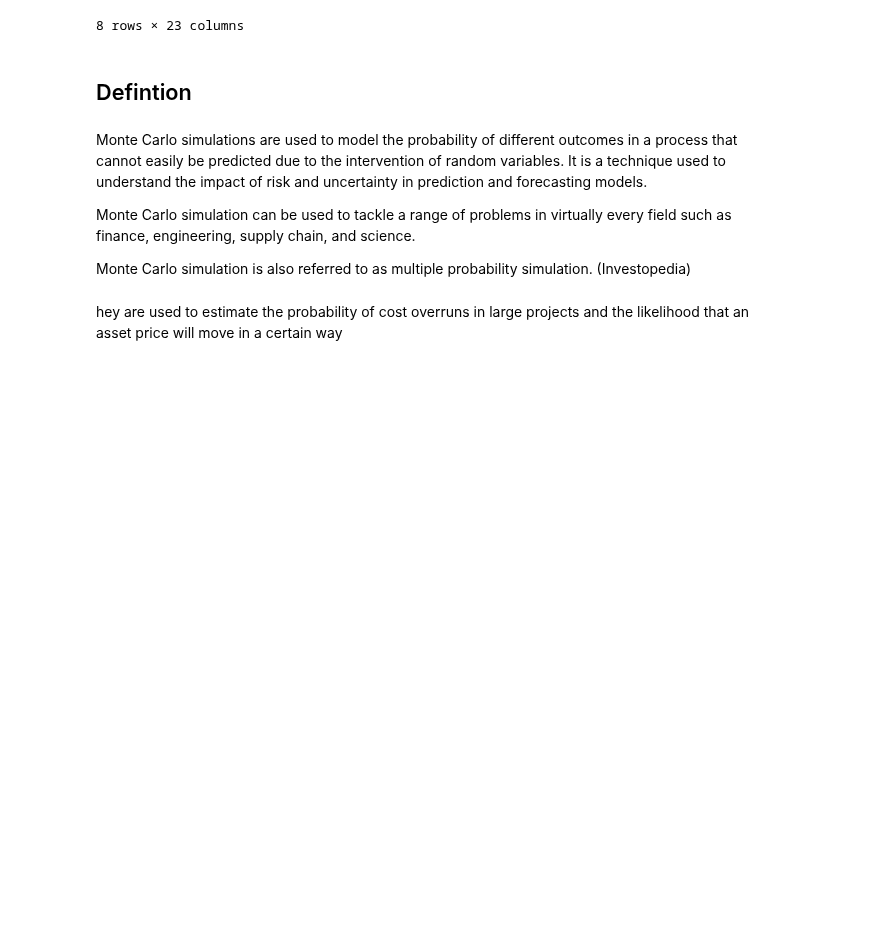
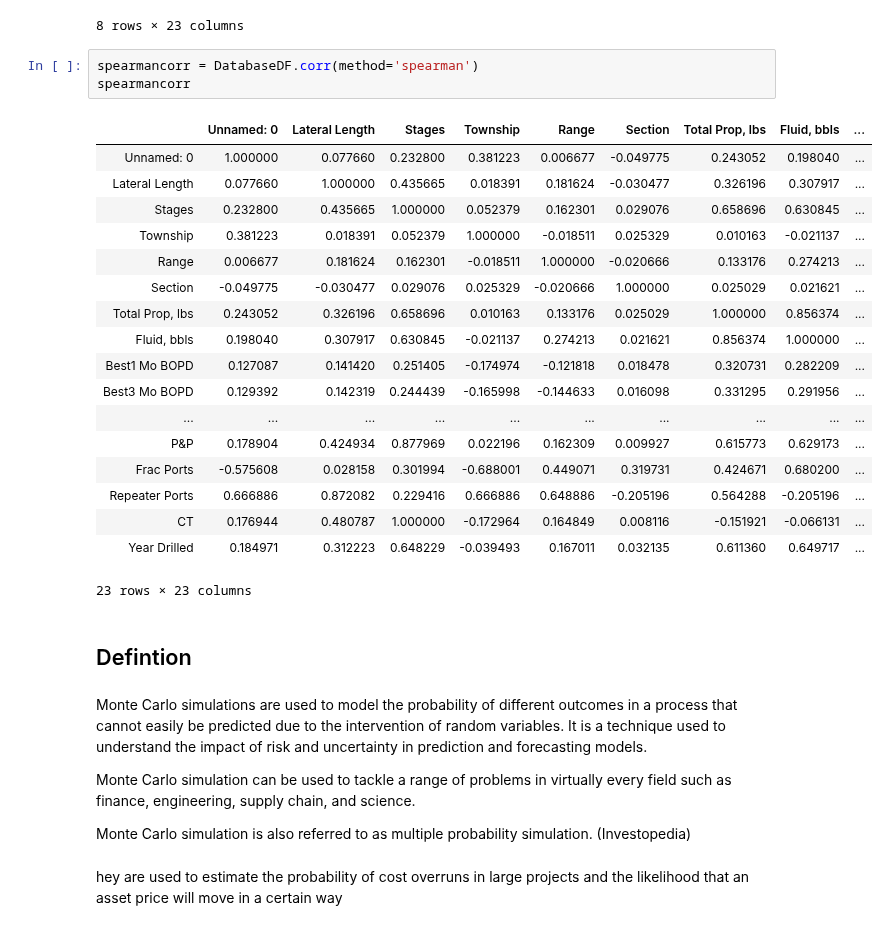
Before and after one commit to FRI-Energy-Analytics/2020_summer_fellows, a Jupyter notebook: Feature Selection - Novel Viz/Model_Testing/Monte_Carlo.ipynb, the cells around one changed output. Drawn from its saved outputs; the diff is of its cells as text; blank space fills up the shorter version.

```diff
--- a/Feature Selection - Novel Viz/Model_Testing/Monte_Carlo.ipynb
+++ b/Feature Selection - Novel Viz/Model_Testing/Monte_Carlo.ipynb
@@ -19,6 +29,28 @@ DatabaseDF.describe()
 | 75% | 8141.250000 | 9799.000000 | 34.000000 | 155.000000 | 99.000000 | 27.000000 | 3.879750e+06 | 80064.000000 | ... |
 | max | 10855.000000 | 22231.000000 | 94.000000 | 164.000000 | 105.000000 | 36.000000 | 2.874457e+07 | 598562.000000 | ... |
 8 rows × 23 columns
+# %%
+spearmancorr = DatabaseDF.corr(method='spearman')
+spearmancorr
+# %% [output]
+|  | Unnamed: 0 | Lateral Length | Stages | Township | Range | Section | Total Prop, lbs | Fluid, bbls | ... |
+| Unnamed: 0 | 1.000000 | 0.077660 | 0.232800 | 0.381223 | 0.006677 | -0.049775 | 0.243052 | 0.198040 | ... |
+| Lateral Length | 0.077660 | 1.000000 | 0.435665 | 0.018391 | 0.181624 | -0.030477 | 0.326196 | 0.307917 | ... |
+| Stages | 0.232800 | 0.435665 | 1.000000 | 0.052379 | 0.162301 | 0.029076 | 0.658696 | 0.630845 | ... |
+| Township | 0.381223 | 0.018391 | 0.052379 | 1.000000 | -0.018511 | 0.025329 | 0.010163 | -0.021137 | ... |
+| Range | 0.006677 | 0.181624 | 0.162301 | -0.018511 | 1.000000 | -0.020666 | 0.133176 | 0.274213 | ... |
+| Section | -0.049775 | -0.030477 | 0.029076 | 0.025329 | -0.020666 | 1.000000 | 0.025029 | 0.021621 | ... |
+| Total Prop, lbs | 0.243052 | 0.326196 | 0.658696 | 0.010163 | 0.133176 | 0.025029 | 1.000000 | 0.856374 | ... |
+| Fluid, bbls | 0.198040 | 0.307917 | 0.630845 | -0.021137 | 0.274213 | 0.021621 | 0.856374 | 1.000000 | ... |
+| Best1 Mo BOPD | 0.127087 | 0.141420 | 0.251405 | -0.174974 | -0.121818 | 0.018478 | 0.320731 | 0.282209 | ... |
+| Best3 Mo BOPD | 0.129392 | 0.142319 | 0.244439 | -0.165998 | -0.144633 | 0.016098 | 0.331295 | 0.291956 | ... |
+| ... | ... | ... | ... | ... | ... | ... | ... | ... | ... |
+| P&P | 0.178904 | 0.424934 | 0.877969 | 0.022196 | 0.162309 | 0.009927 | 0.615773 | 0.629173 | ... |
+| Frac Ports | -0.575608 | 0.028158 | 0.301994 | -0.688001 | 0.449071 | 0.319731 | 0.424671 | 0.680200 | ... |
+| Repeater Ports | 0.666886 | 0.872082 | 0.229416 | 0.666886 | 0.648886 | -0.205196 | 0.564288 | -0.205196 | ... |
+| CT | 0.176944 | 0.480787 | 1.000000 | -0.172964 | 0.164849 | 0.008116 | -0.151921 | -0.066131 | ... |
+| Year Drilled | 0.184971 | 0.312223 | 0.648229 | -0.039493 | 0.167011 | 0.032135 | 0.611360 | 0.649717 | ... |
+23 rows × 23 columns
 # %% [markdown]
 ## Defintion
 # %% [markdown]
```
Also changed, not shown: parts of 26 cells of this notebook.
